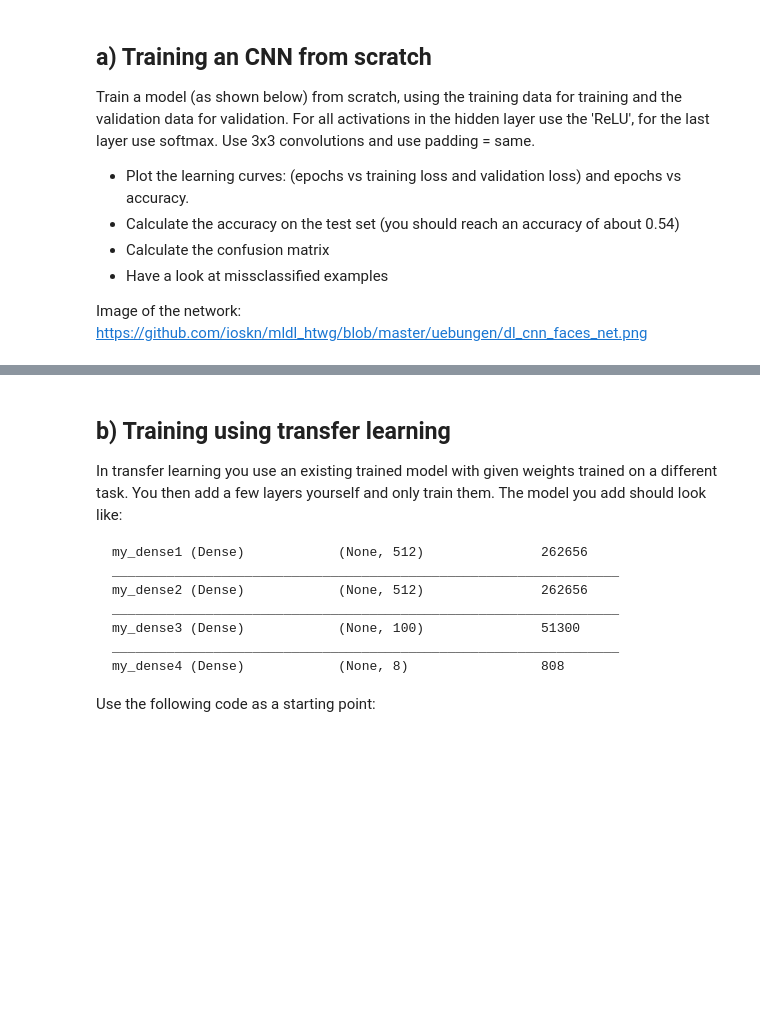
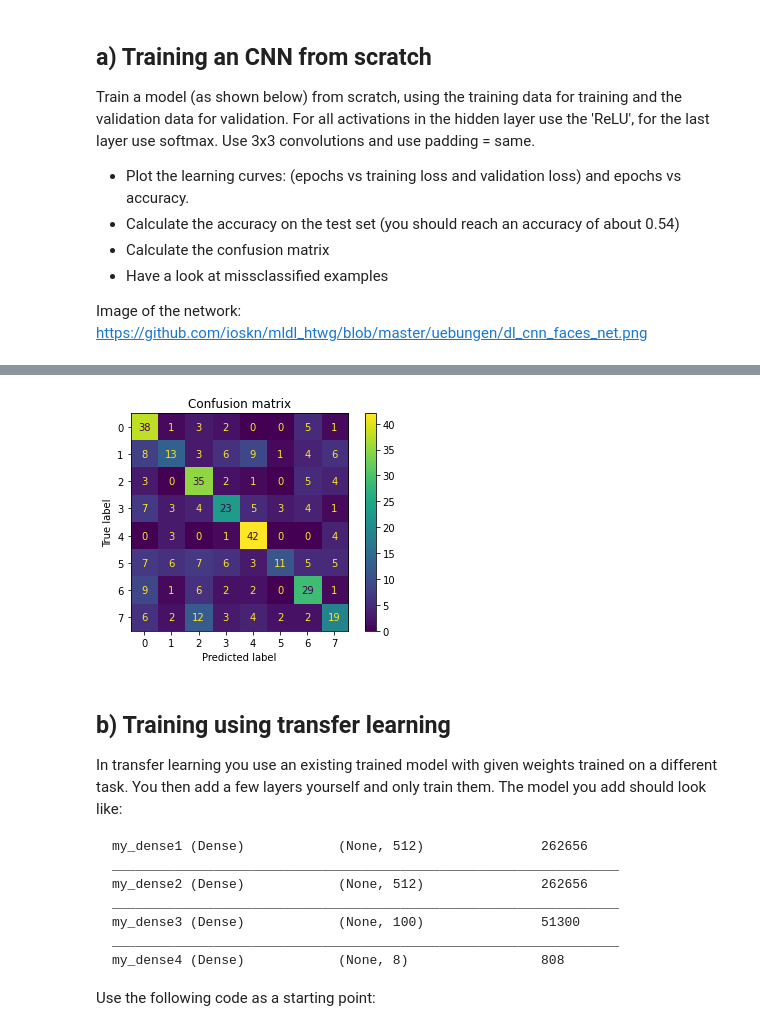
Before and after one commit to schmuecker/machine-learning-course, a Jupyter notebook: Deep Learning/02 edge_lovers_cnn/02.2 cl_cnn_faces.ipynb, the cells around one changed output, grey strips where cells are left out. Drawn from its saved outputs; the diff is of its cells as text; code cells hidden in the pictures; blank space fills up the shorter version.

```diff
--- a/Deep Learning/02 edge_lovers_cnn/02.2 cl_cnn_faces.ipynb
+++ b/Deep Learning/02 edge_lovers_cnn/02.2 cl_cnn_faces.ipynb
@@ -67,9 +67,9 @@ if not os.path.isfile('8_faces_test.hdf5'):
   urllib.request.urlretrieve("https://www.dropbox.com/s/ugxrdo0lpc2ixvr/8_faces_test.hdf5?dl=1","8_faces_test.hdf5")
 h5f_X = h5py.File('8_faces_test.hdf5', 'r')
 print(list(h5f_X.keys()))
-X_test = h5f_X['X_test_8_faces'].value
+X_test = h5f_X['X_test_8_faces']
 print(X_test.shape)
-Y_test = h5f_X['Y_test_8_faces'].value
+Y_test = np.reshape(h5f_X['Y_test_8_faces'], (400,1))
 print(Y_test.shape)
 # %% [output]
 ['X_test_8_faces', 'Y_test_8_faces']
@@ -95,3 +199,17 @@ https://github.com/ioskn/mldl_htwg/blob/master/uebungen/dl_cnn_faces_net.png
+# %%
+from sklearn import metrics
+from sklearn.preprocessing import LabelBinarizer
+
+Y_pred = model.predict(X_test)
+Y_pred_labels = np.argmax(Y_pred, axis=1)
+
+c = metrics.confusion_matrix(Y_test, Y_pred_labels)
+disp = metrics.ConfusionMatrixDisplay(c)
+disp.plot()
+plt.title('Confusion matrix')
+plt.show()
+# %% [output]
+[figure, added]
 # %% [markdown]
 ## b) Training using transfer learning
 In transfer learning you use an existing trained model with given weights trained on a different task. You then add a few layers yourself and only train them. The model you add should look like:
```
Also changed, not shown: parts of 14 cells of this notebook.
